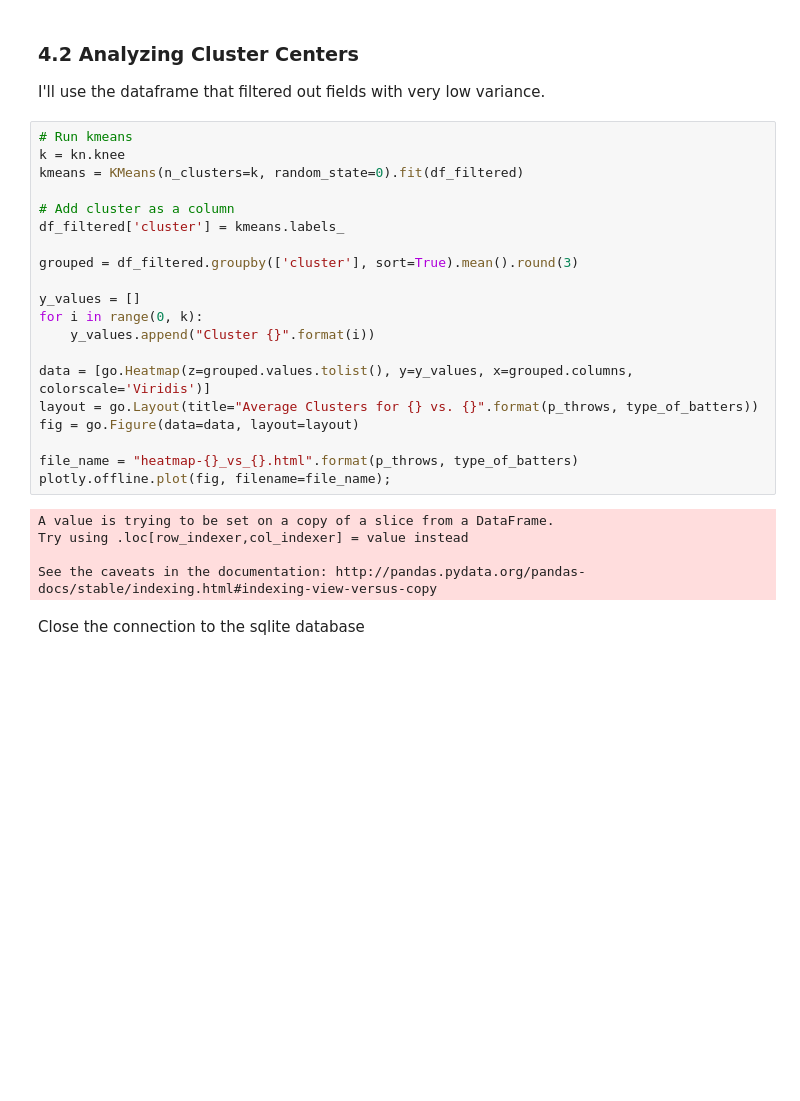
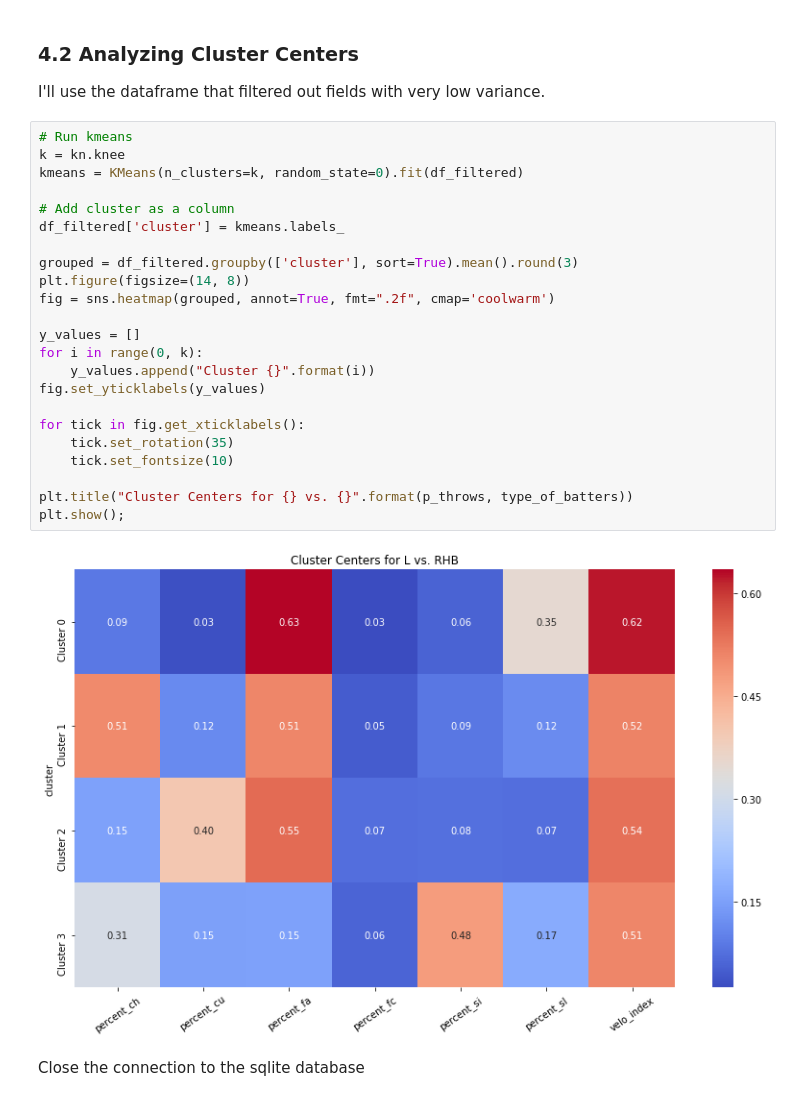
Before and after one commit to dsaltz432/MLB-Pitch-Types, a Jupyter notebook: Clustering Pitcher Types.ipynb, the cells around one changed output. Drawn from its saved outputs; the diff is of its cells as text; blank space fills up the shorter version.

```diff
--- a/Clustering Pitcher Types.ipynb
+++ b/Clustering Pitcher Types.ipynb
@@ -277,28 +278,28 @@ I'll use the dataframe that filtered out fields with very low variance.
 # %%
 # Run kmeans
 k = kn.knee
 kmeans = KMeans(n_clusters=k, random_state=0).fit(df_filtered)
 
 # Add cluster as a column
 df_filtered['cluster'] = kmeans.labels_
 
 grouped = df_filtered.groupby(['cluster'], sort=True).mean().round(3)
+plt.figure(figsize=(14, 8))
+fig = sns.heatmap(grouped, annot=True, fmt=".2f", cmap='coolwarm')
 
 y_values = []
 for i in range(0, k):
     y_values.append("Cluster {}".format(i))
+fig.set_yticklabels(y_values)
 
-data = [go.Heatmap(z=grouped.values.tolist(), y=y_values, x=grouped.columns, colorscale='Viridis')]
-layout = go.Layout(title="Average Clusters for {} vs. {}".format(p_throws, type_of_batters))
-fig = go.Figure(data=data, layout=layout)
+for tick in fig.get_xticklabels():
+    tick.set_rotation(35)
+    tick.set_fontsize(10)
 
-file_name = "heatmap-{}_vs_{}.html".format(p_throws, type_of_batters)
-plotly.offline.plot(fig, filename=file_name);
+plt.title("Cluster Centers for {} vs. {}".format(p_throws, type_of_batters))
+plt.show();
 # %% [output]
-A value is trying to be set on a copy of a slice from a DataFrame.
-Try using .loc[row_indexer,col_indexer] = value instead
-
-See the caveats in the documentation: http://pandas.pydata.org/pandas-docs/stable/indexing.html#indexing-view-versus-copy
+[figure, added]
 # %% [markdown]
 Close the connection to the sqlite database
 # %%
```
Also changed, not shown: parts of 6 cells of this notebook, 3 other files.
